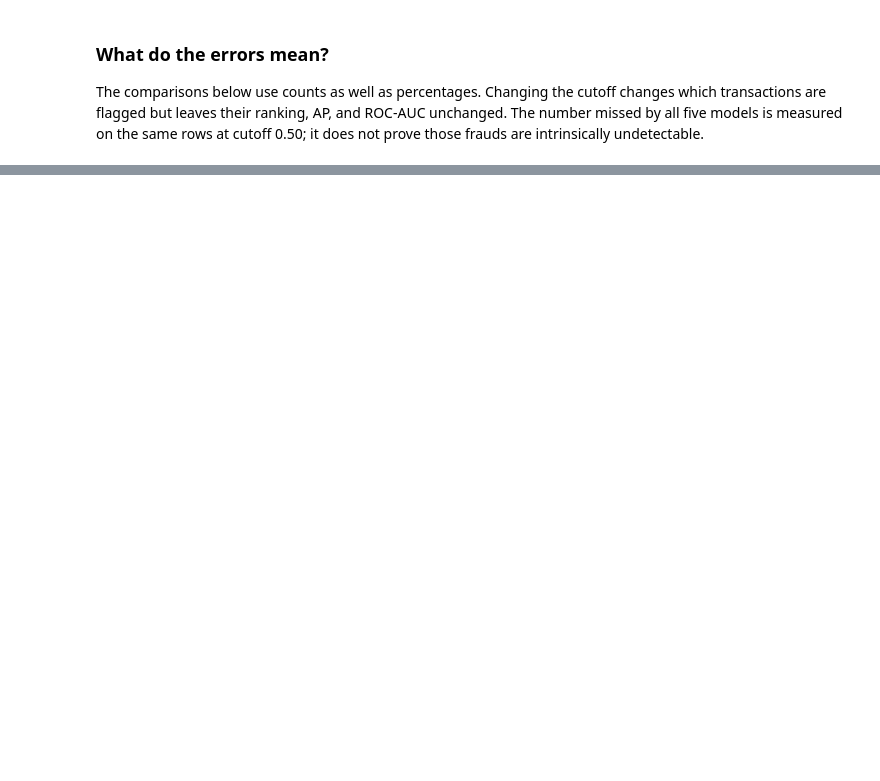
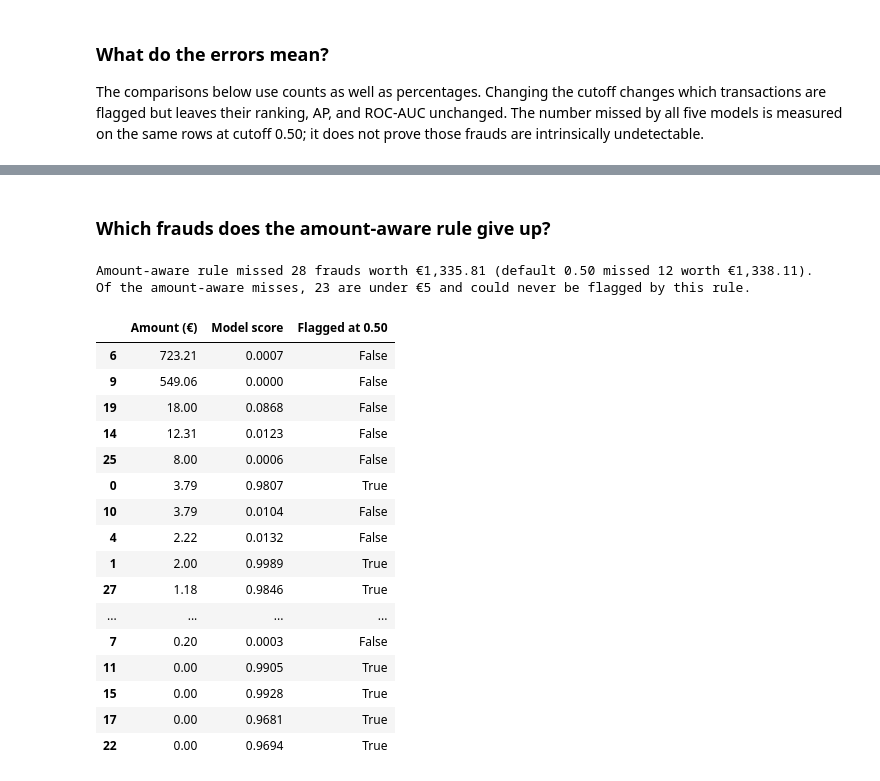
Before and after one commit to mahmoudalashkar/credit-card-fraud-detection, a Jupyter notebook: FraudShield.ipynb, the cells around one changed output, grey strips where cells are left out. Saved outputs shown, nothing was run; the diff lists cells and outputs as text; code cells hidden in the pictures; blank space fills up the shorter version.

```diff
--- a/FraudShield.ipynb
+++ b/FraudShield.ipynb
@@ -849,0 +1125,32 @@ The cutoff reduced F1 on these unseen rows. Keep this result, without tuning aga
+# %% [markdown]
+### Which frauds does the amount-aware rule give up?
+# %%
+missed = (final_labels == 1) & ~final_alerts["Amount-aware"]
+missed_default = (final_labels == 1) & ~final_alerts["Default 0.50"]
+print(f"Amount-aware rule missed {missed.sum()} frauds worth €{final_amounts[missed].sum():,.2f} "
+      f"(default 0.50 missed {missed_default.sum()} worth €{final_amounts[missed_default].sum():,.2f}).")
+print(f"Of the amount-aware misses, {(final_amounts[missed] < REVIEW_COST).sum()} are under €{REVIEW_COST:.0f} "
+      "and could never be flagged by this rule.")
+missed_table = pd.DataFrame({"Amount (€)": final_amounts[missed], "Model score": final_scores[missed],
+                             "Flagged at 0.50": final_alerts["Default 0.50"][missed]}).sort_values("Amount (€)", ascending=False)
+display(missed_table.round(4))
+# %% [output]
+Amount-aware rule missed 28 frauds worth €1,335.81 (default 0.50 missed 12 worth €1,338.11).
+Of the amount-aware misses, 23 are under €5 and could never be flagged by this rule.
+|  | Amount (€) | Model score | Flagged at 0.50 |
+| 6 | 723.21 | 0.0007 | False |
+| 9 | 549.06 | 0.0000 | False |
+| 19 | 18.00 | 0.0868 | False |
+| 14 | 12.31 | 0.0123 | False |
+| 25 | 8.00 | 0.0006 | False |
+| 0 | 3.79 | 0.9807 | True |
+| 10 | 3.79 | 0.0104 | False |
+| 4 | 2.22 | 0.0132 | False |
+| 1 | 2.00 | 0.9989 | True |
+| 27 | 1.18 | 0.9846 | True |
+| ... | ... | ... | ... |
+| 7 | 0.20 | 0.0003 | False |
+| 11 | 0.00 | 0.9905 | True |
+| 15 | 0.00 | 0.9928 | True |
+| 17 | 0.00 | 0.9681 | True |
+| 22 | 0.00 | 0.9694 | True |
```
Also changed, not shown: parts of 27 cells of this notebook.
